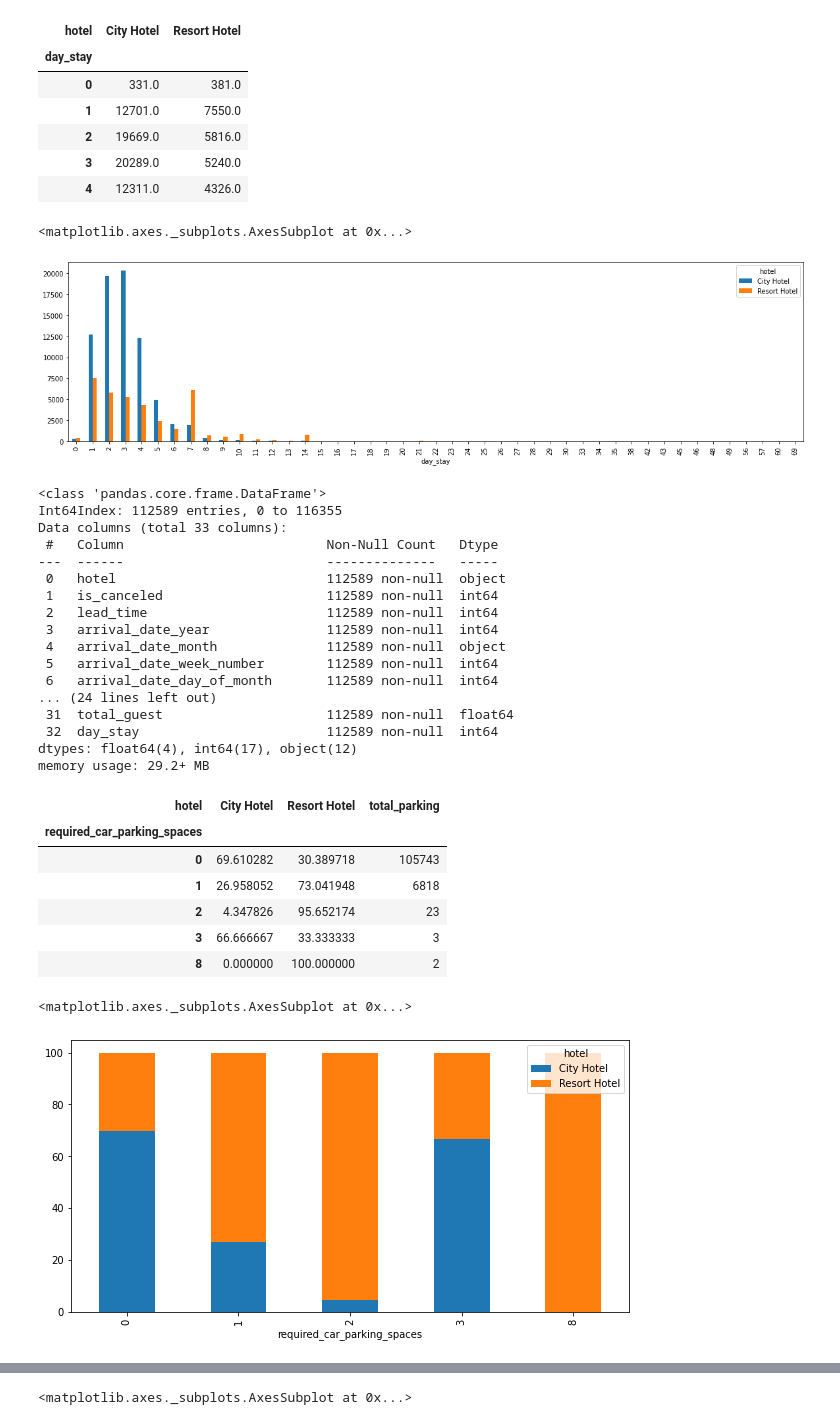
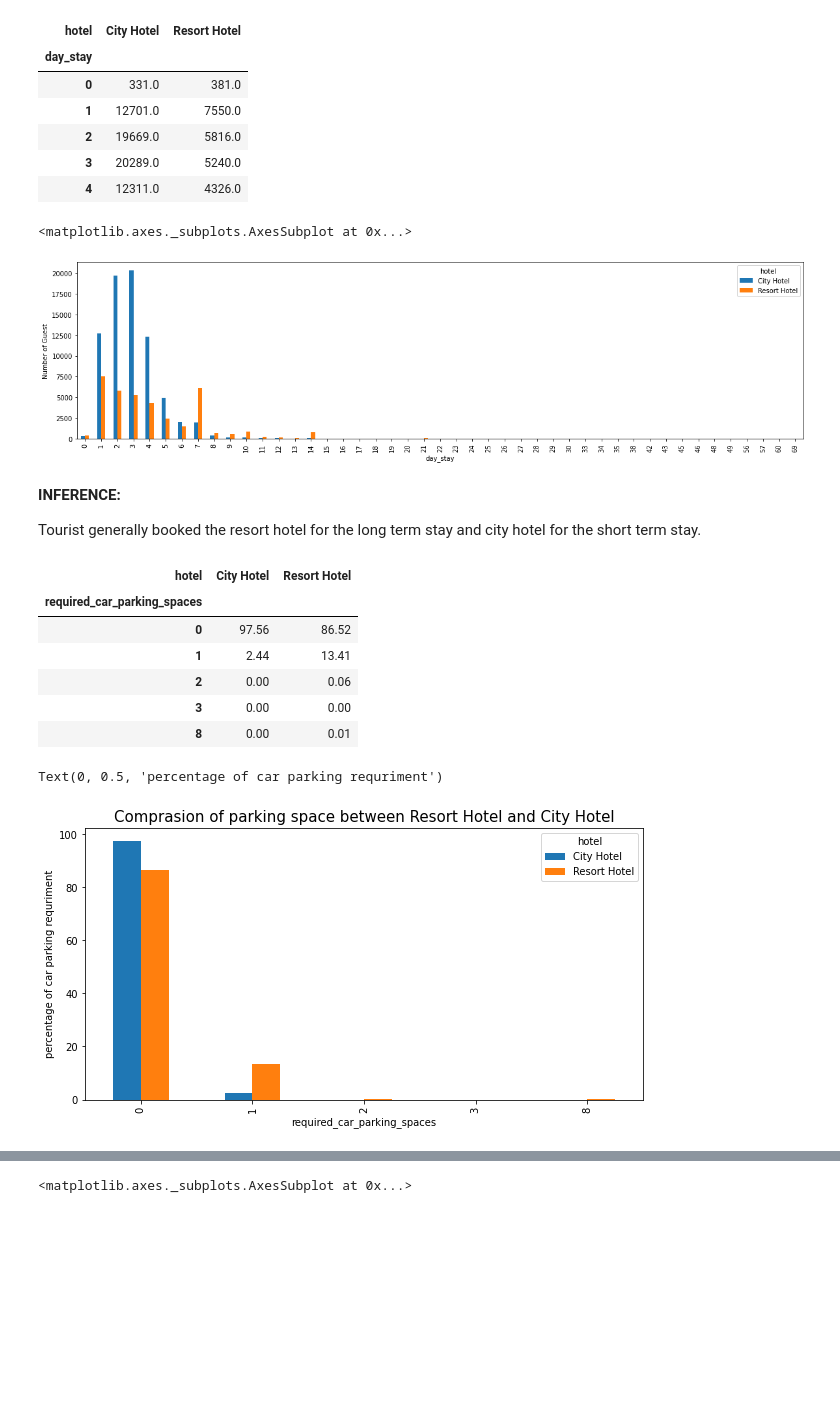
Before and after one commit to gauriagarwal18/Hotel_Booking_Analysis, a Jupyter notebook: Hotel_Booking.ipynb, the cells around one changed output, grey strips where cells are left out. Cells and saved outputs as stored; diff of their text form; code cells hidden in the pictures; blank space fills up the shorter version.

```diff
--- a/Hotel_Booking.ipynb
+++ b/Hotel_Booking.ipynb
@@ -510,47 +515,32 @@ Hotels_stay.head()
 | 3 | 20289.0 | 5240.0 |
 | 4 | 12311.0 | 4326.0 |
 # %%
-Hotels_stay.plot(kind = 'bar', y = ['City Hotel','Resort Hotel'],figsize =(20,5))
+Hotels_stay.plot(kind = 'bar', y = ['City Hotel','Resort Hotel'],figsize =(20,5), ylabel = 'Number of Guest')
 # %% [output]
 <matplotlib.axes._subplots.AxesSubplot at 0x...>
-[figure, old version]
+[figure, new version]
-# %%
-hotels.info()
-# %% [output]
-<class 'pandas.core.frame.DataFrame'>
-Int64Index: 112589 entries, 0 to 116355
-Data columns (total 33 columns):
- #   Column                          Non-Null Count   Dtype
----  ------                          --------------   -----
- 0   hotel                           112589 non-null  object
- 1   is_canceled                     112589 non-null  int64
- 2   lead_time                       112589 non-null  int64
- 3   arrival_date_year               112589 non-null  int64
- 4   arrival_date_month              112589 non-null  object
- 5   arrival_date_week_number        112589 non-null  int64
- 6   arrival_date_day_of_month       112589 non-null  int64
-... (24 lines left out)
- 31  total_guest                     112589 non-null  float64
- 32  day_stay                        112589 non-null  int64
-dtypes: float64(4), int64(17), object(12)
-memory usage: 29.2+ MB
+# %% [markdown]
+**INFERENCE:**
+
+Tourist generally booked the resort hotel for the long term stay and city hotel for the short term stay.
 # %%
 # Requried parking space
 parking_space = pd.crosstab(hotels['required_car_parking_spaces'],hotels['hotel'])
-parking_space['total_parking'] = parking_space['City Hotel']+parking_space['Resort Hotel']
-parking_space['City Hotel'] = (parking_space['City Hotel']/(parking_space['total_parking']))*100
-parking_space['Resort Hotel'] = (parking_space['Resort Hotel']/(parking_space['total_parking']))*100
+parking_space['City Hotel'] = parking_space['City Hotel'].apply(lambda x: round((x/parking_space['City Hotel'].sum())*100,2))
+parking_space['Resort Hotel'] = parking_space['Resort Hotel'].apply(lambda x: round((x/parking_space['Resort Hotel'].sum())*100,2))
 parking_space
 # %% [output]
-| hotel | City Hotel | Resort Hotel | total_parking |
-| required_car_parking_spaces |  |  |  |
-| 0 | 69.610282 | 30.389718 | 105743 |
-| 1 | 26.958052 | 73.041948 | 6818 |
-| 2 | 4.347826 | 95.652174 | 23 |
-| 3 | 66.666667 | 33.333333 | 3 |
-| 8 | 0.000000 | 100.000000 | 2 |
+| hotel | City Hotel | Resort Hotel |
+| required_car_parking_spaces |  |  |
+| 0 | 97.56 | 86.52 |
+| 1 | 2.44 | 13.41 |
+| 2 | 0.00 | 0.06 |
+| 3 | 0.00 | 0.00 |
+| 8 | 0.00 | 0.01 |
 # %%
-parking_space.plot(kind = 'bar', y = ['City Hotel','Resort Hotel'], stacked = True, figsize = (10,5))
+parking_space.plot(kind = 'bar', y = ['City Hotel','Resort Hotel'], figsize = (10,5))
+plt.title('Comprasion of parking space between Resort Hotel and City Hotel',fontsize = 15)
+plt.ylabel('percentage of car parking requriment',fontsize = 10)
 # %% [output]
-<matplotlib.axes._subplots.AxesSubplot at 0x...>
+Text(0, 0.5, 'percentage of car parking requriment')
-[figure, old version]
+[figure, new version]
```
Also changed, not shown: parts of 45 cells of this notebook.
